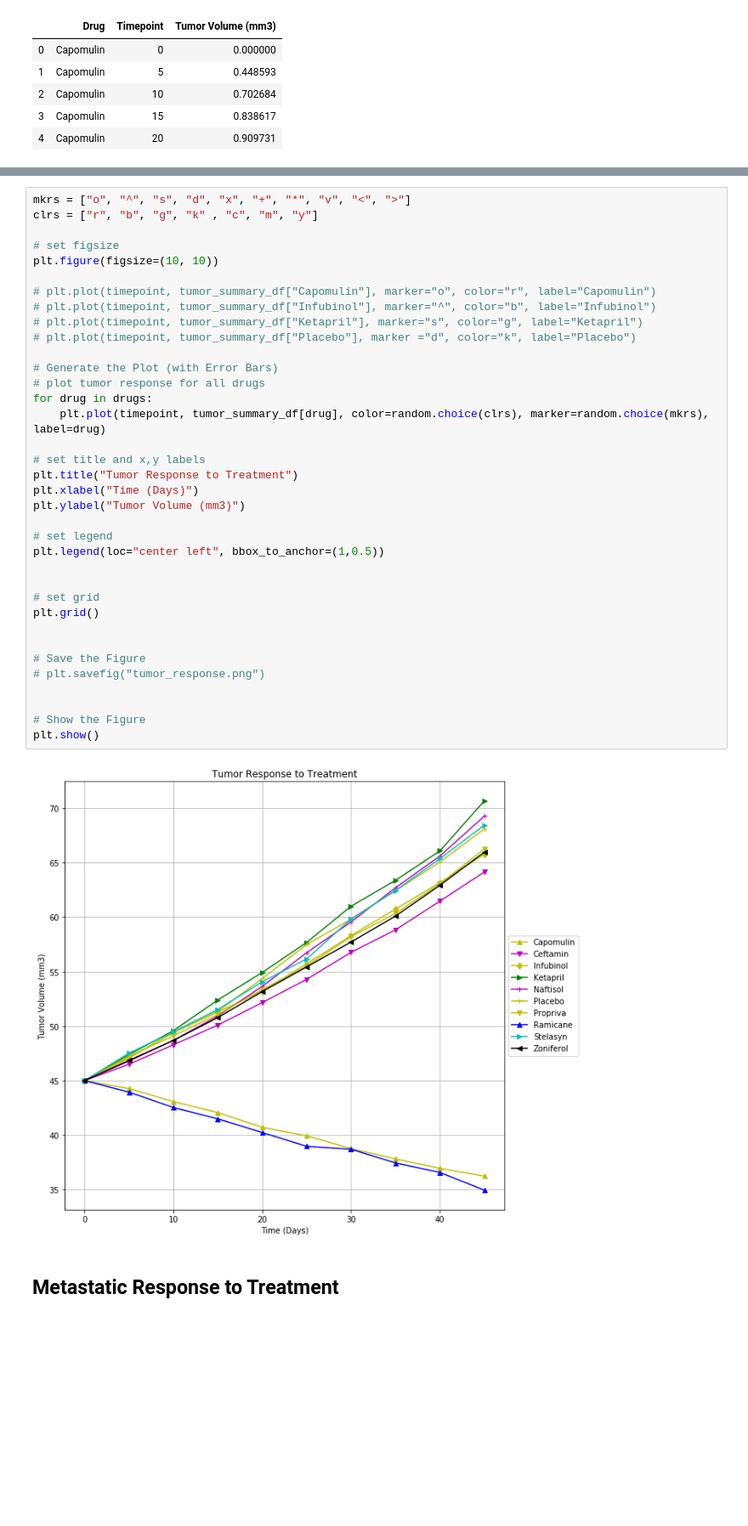
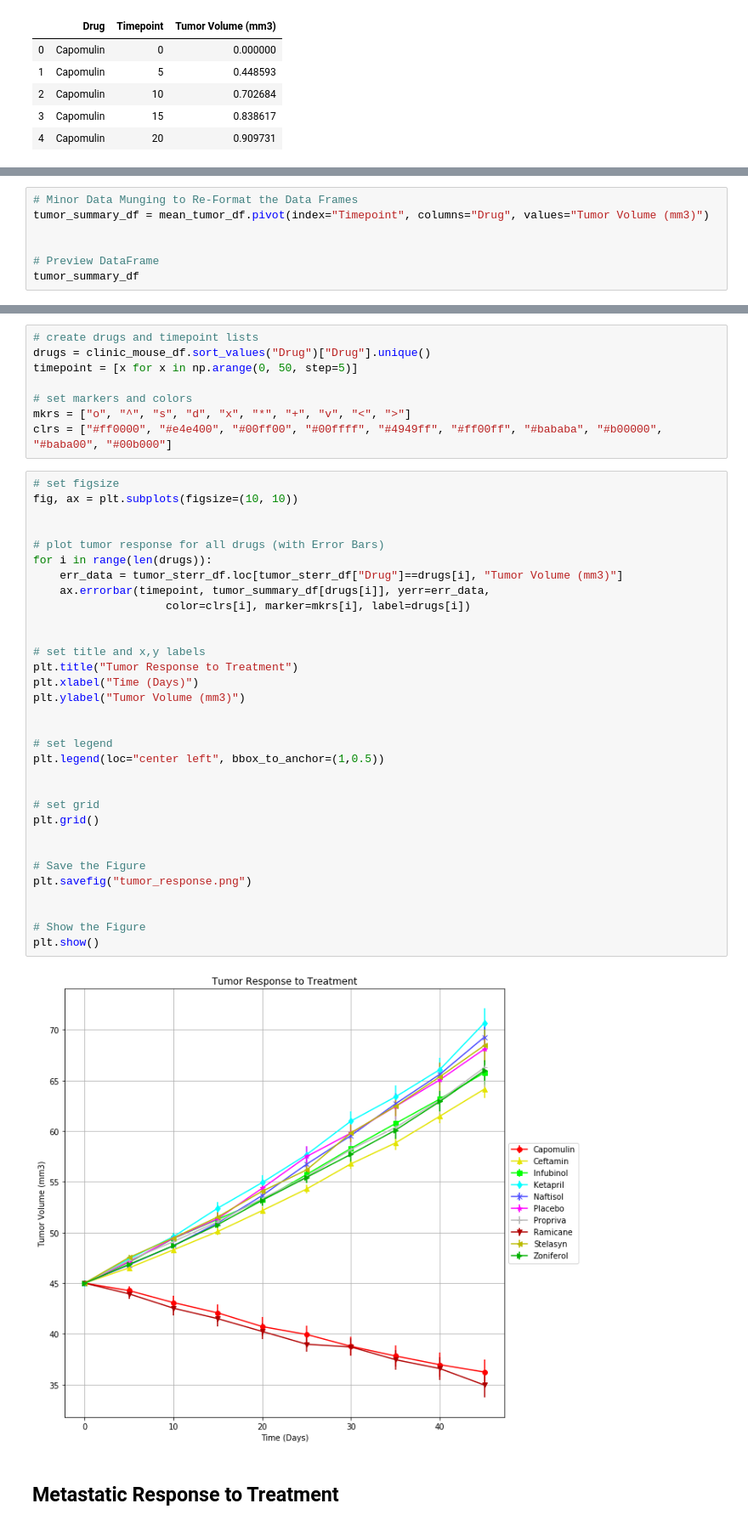
Before and after one commit to phamkdaniel/Pymaceuticals, a Jupyter notebook: pymaceuticals_starter.ipynb, the cells around one changed output, grey strips where cells are left out. Shown: that part at 85% size. Saved outputs shown, nothing was run; the diff lists cells and outputs as text; blank space fills up the shorter version.

```diff
--- a/pymaceuticals_starter.ipynb
+++ b/pymaceuticals_starter.ipynb
@@ -109,0 +69,7 @@ tumor_summary_df
+# %%
+# Minor Data Munging to Re-Format the Data Frames
+tumor_summary_df = mean_tumor_df.pivot(index="Timepoint", columns="Drug", values="Tumor Volume (mm3)")
+
+
+# Preview DataFrame
+tumor_summary_df
@@ -110,41 +89,45 @@ tumor_summary_df
+# %%
+# create drugs and timepoint lists
+drugs = clinic_mouse_df.sort_values("Drug")["Drug"].unique()
+timepoint = [x for x in np.arange(0, 50, step=5)]
+
+# set markers and colors
+mkrs = ["o", "^", "s", "d", "x", "*", "+", "v", "<", ">"]
+clrs = ["#ff0000", "#e4e400", "#00ff00", "#00ffff", "#4949ff", "#ff00ff", "#bababa", "#b00000", "#baba00", "#00b000"]
 # %%
-mkrs = ["o", "^", "s", "d", "x", "+", "*", "v", "<", ">"]
-clrs = ["r", "b", "g", "k" , "c", "m", "y"]
+# set figsize
+fig, ax = plt.subplots(figsize=(10, 10))
 
-# set figsize
-plt.figure(figsize=(10, 10))
 
-# plt.plot(timepoint, tumor_summary_df["Capomulin"], marker="o", color="r", label="Capomulin")
-# plt.plot(timepoint, tumor_summary_df["Infubinol"], marker="^", color="b", label="Infubinol")
-# plt.plot(timepoint, tumor_summary_df["Ketapril"], marker="s", color="g", label="Ketapril")
-# plt.plot(timepoint, tumor_summary_df["Placebo"], marker ="d", color="k", label="Placebo")
+# plot tumor response for all drugs (with Error Bars)
+for i in range(len(drugs)):
+    err_data = tumor_sterr_df.loc[tumor_sterr_df["Drug"]==drugs[i], "Tumor Volume (mm3)"]
+    ax.errorbar(timepoint, tumor_summary_df[drugs[i]], yerr=err_data,
+                    color=clrs[i], marker=mkrs[i], label=drugs[i])
 
-# Generate the Plot (with Error Bars)
-# plot tumor response for all drugs
-for drug in drugs:
-    plt.plot(timepoint, tumor_summary_df[drug], color=random.choice(clrs), marker=random.choice(mkrs), label=drug)
 
 # set title and x,y labels
 plt.title("Tumor Response to Treatment")
 plt.xlabel("Time (Days)")
 plt.ylabel("Tumor Volume (mm3)")
+
 
 # set legend
 plt.legend(loc="center left", bbox_to_anchor=(1,0.5))
 
 
 # set grid
 plt.grid()
 
 
 # Save the Figure
-# plt.savefig("tumor_response.png")
+plt.savefig("tumor_response.png")
 
 
 # Show the Figure
 plt.show()
 # %% [output]
-[figure, old version]
+[figure, new version]
 # %% [markdown]
 ## Metastatic Response to Treatment
 # %%
```
Also changed, not shown: parts of 20 cells of this notebook, 4 other files.
